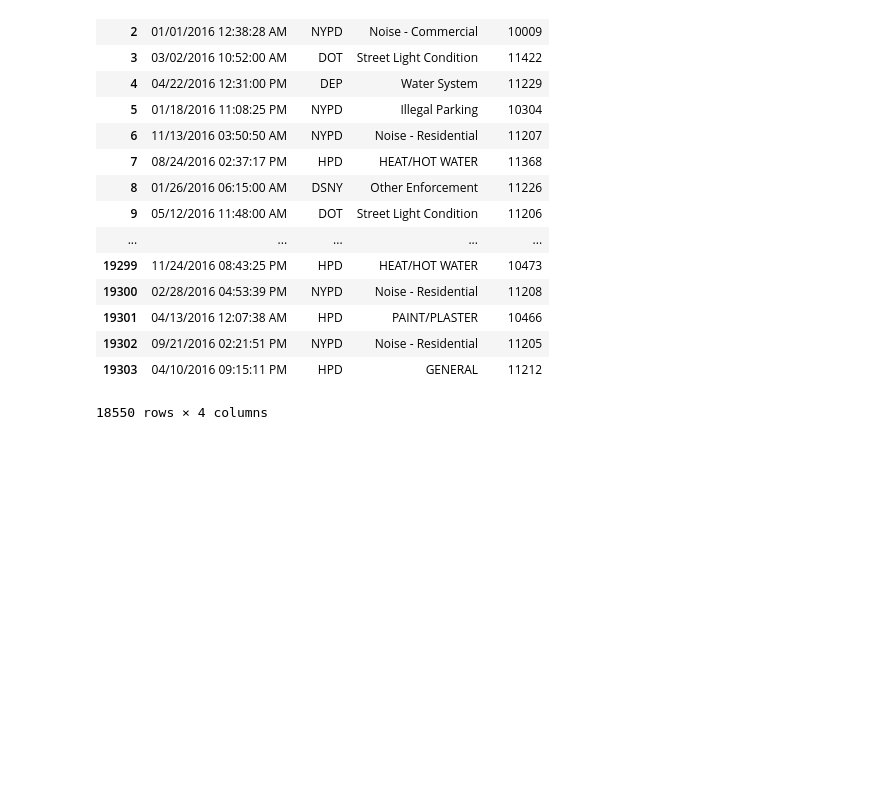
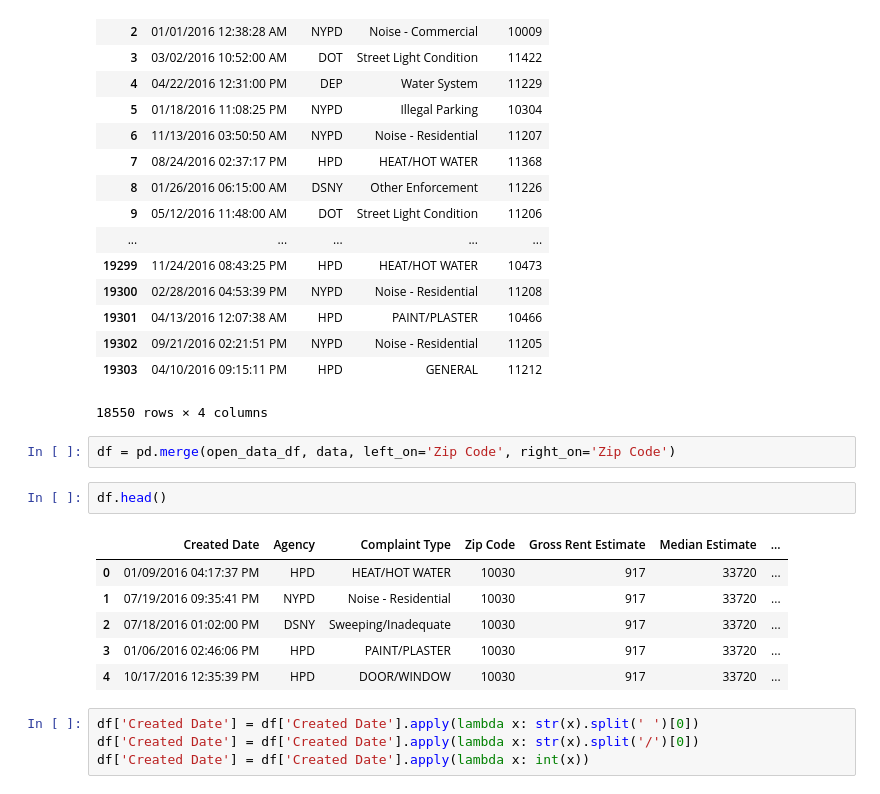
Before and after one commit to kahartman2/Project_NYC_311, a Jupyter notebook: DataFrame Merges.ipynb, the cells around one changed output. Saved outputs shown, nothing was run; the diff lists cells and outputs as text; blank space fills up the shorter version.

```diff
--- a/DataFrame Merges.ipynb
+++ b/DataFrame Merges.ipynb
@@ -219,3 +207,18 @@ open_data_df
 | 19302 | 09/21/2016 02:21:51 PM | NYPD | Noise - Residential | 11205 |
 | 19303 | 04/10/2016 09:15:11 PM | HPD | GENERAL | 11212 |
 18550 rows × 4 columns
+# %%
+df = pd.merge(open_data_df, data, left_on='Zip Code', right_on='Zip Code')
+# %%
+df.head()
+# %% [output]
+|  | Created Date | Agency | Complaint Type | Zip Code | Gross Rent Estimate | Median Estimate | ... |
+| 0 | 01/09/2016 04:17:37 PM | HPD | HEAT/HOT WATER | 10030 | 917 | 33720 | ... |
+| 1 | 07/19/2016 09:35:41 PM | NYPD | Noise - Residential | 10030 | 917 | 33720 | ... |
+| 2 | 07/18/2016 01:02:00 PM | DSNY | Sweeping/Inadequate | 10030 | 917 | 33720 | ... |
+| 3 | 01/06/2016 02:46:06 PM | HPD | PAINT/PLASTER | 10030 | 917 | 33720 | ... |
+| 4 | 10/17/2016 12:35:39 PM | HPD | DOOR/WINDOW | 10030 | 917 | 33720 | ... |
+# %%
+df['Created Date'] = df['Created Date'].apply(lambda x: str(x).split(' ')[0])
+df['Created Date'] = df['Created Date'].apply(lambda x: str(x).split('/')[0])
+df['Created Date'] = df['Created Date'].apply(lambda x: int(x))
```
Also changed, not shown: parts of 4 cells of this notebook.
